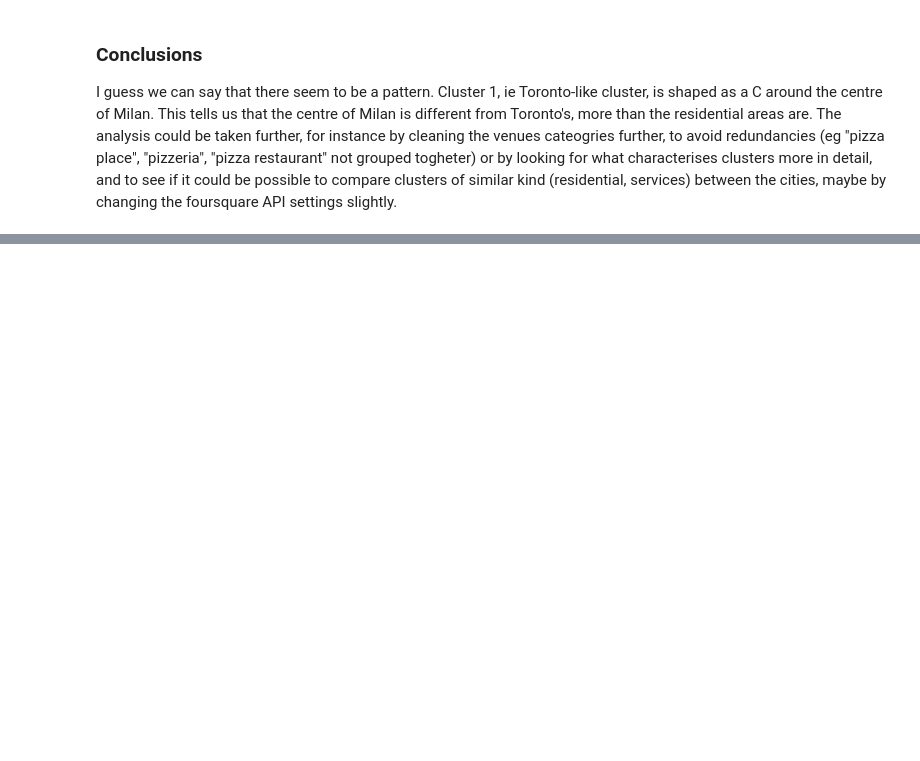
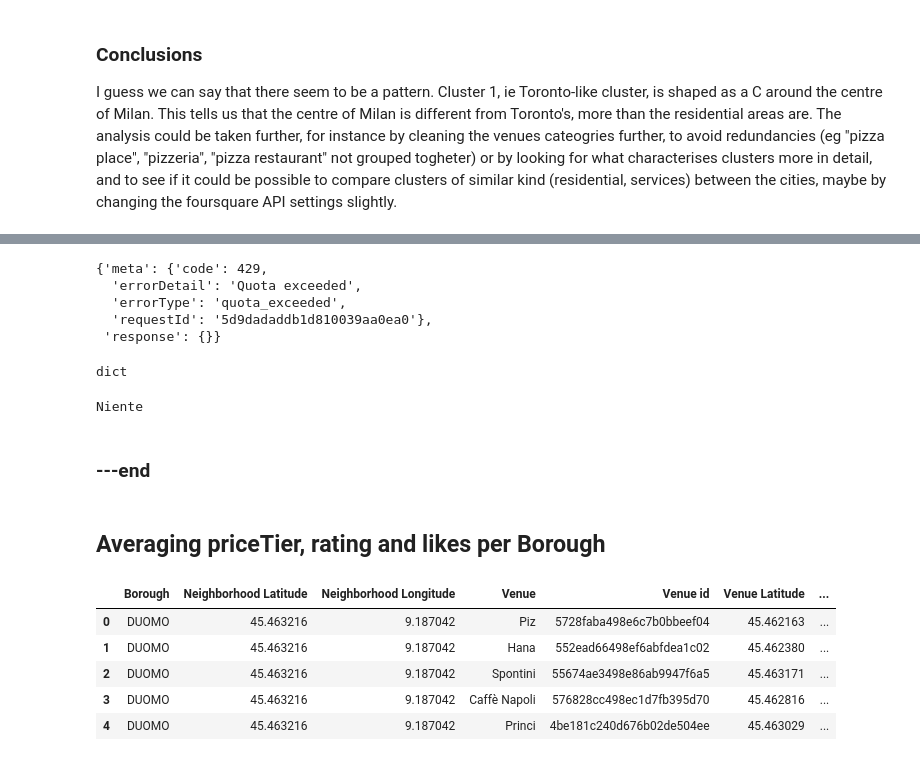
Before and after one commit to RaffaToSpace/Coursera_Capstone, a Jupyter notebook: Coursera_Capstone.ipynb, the cells around one changed output, grey strips where cells are left out. Cells and saved outputs as stored; diff of their text form; code cells hidden in the pictures; blank space fills up the shorter version.

```diff
--- a/Coursera_Capstone.ipynb
+++ b/Coursera_Capstone.ipynb
@@ -805,0 +1010,32 @@ I guess we can say that there seem to be a pattern. Cluster 1, ie Toronto-like c
+# %%
+rs
+# %% [output]
+{'meta': {'code': 429,
+  'errorDetail': 'Quota exceeded',
+  'errorType': 'quota_exceeded',
+  'requestId': '5d9dadaddb1d810039aa0ea0'},
+ 'response': {}}
+# %%
+type(rs)
+# %% [output]
+dict
+# %%
+try:
+    print(rs['response']['venue']['rating'])
+except KeyError:
+    print('Niente')
+# %% [output]
+Niente
+# %% [markdown]
+### ---end
+# %% [markdown]
+## Averaging priceTier, rating and likes per Borough
+# %%
+milan_venues_b.head()
+# %% [output]
+|  | Borough | Neighborhood Latitude | Neighborhood Longitude | Venue | Venue id | Venue Latitude | ... |
+| 0 | DUOMO | 45.463216 | 9.187042 | Piz | 5728faba498e6c7b0bbeef04 | 45.462163 | ... |
+| 1 | DUOMO | 45.463216 | 9.187042 | Hana | 552ead66498ef6abfdea1c02 | 45.462380 | ... |
+| 2 | DUOMO | 45.463216 | 9.187042 | Spontini | 55674ae3498e86ab9947f6a5 | 45.463171 | ... |
+| 3 | DUOMO | 45.463216 | 9.187042 | Caffè Napoli | 576828cc498ec1d7fb395d70 | 45.462816 | ... |
+| 4 | DUOMO | 45.463216 | 9.187042 | Princi | 4be181c240d676b02de504ee | 45.463029 | ... |
```
Also changed, not shown: parts of 61 cells of this notebook.
